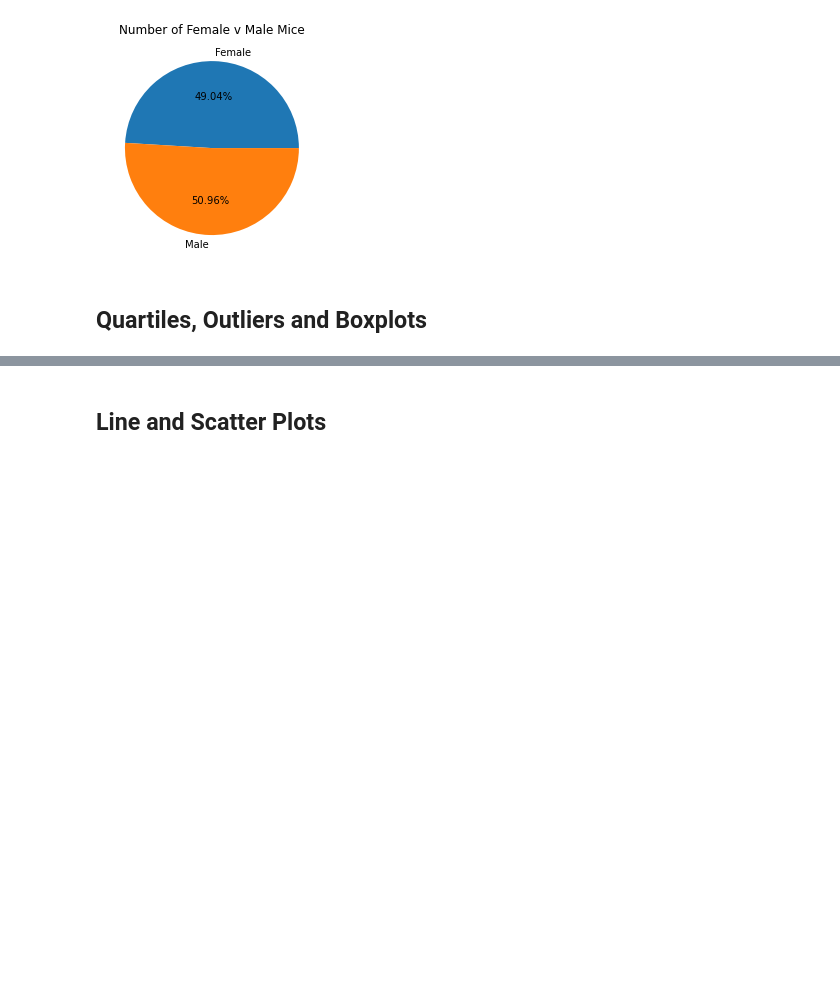
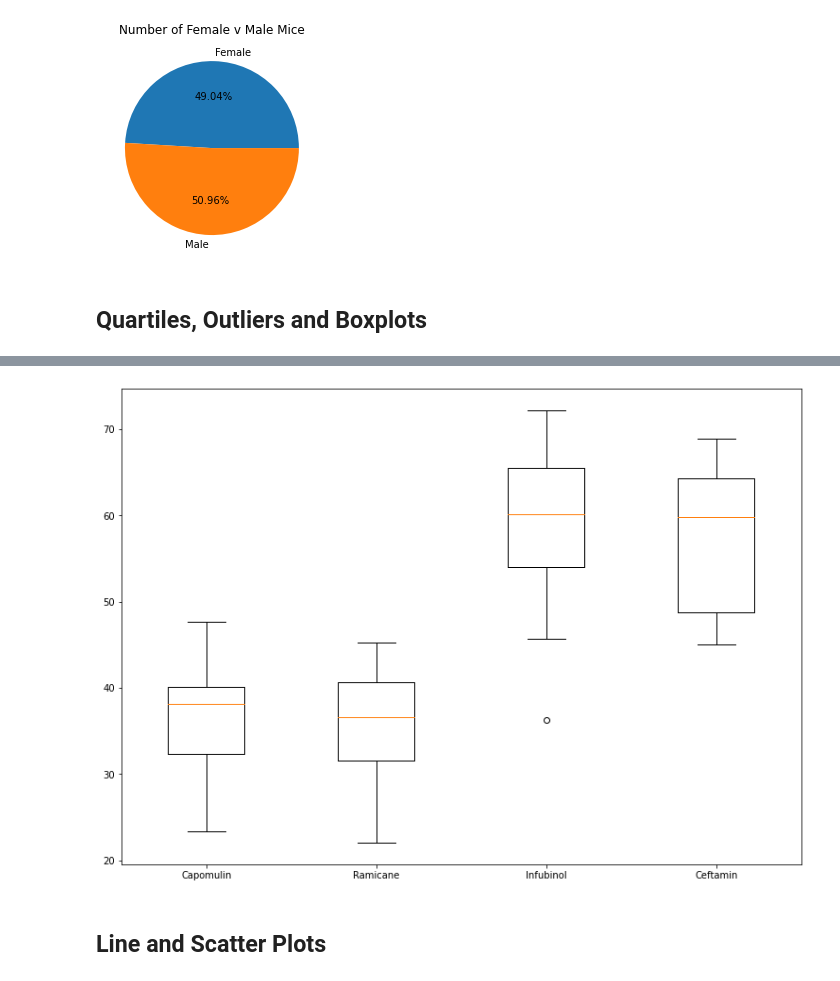
Before and after one commit to sdinespierce/matplot-challenge, a Jupyter notebook: Pymaceuticals/pymaceuticals_starter.ipynb, the cells around one changed output, grey strips where cells are left out. Cells and saved outputs as stored; diff of their text form; code cells hidden in the pictures; blank space fills up the shorter version.

```diff
--- a/Pymaceuticals/pymaceuticals_starter.ipynb
+++ b/Pymaceuticals/pymaceuticals_starter.ipynb
@@ -254,17 +246,23 @@ mouse_metadata
 # %%
 # Put treatments into a list for for loop (and later for plot labels)
-drugs = sorted(combined_df["Drug Regimen"].unique())
+four_drugs = ["Capomulin", "Ramicane", "Infubinol", "Ceftamin"]
 
 # Create empty list to fill with tumor vol data (for plotting)
 tumor_vol = []
 
 # Calculate the IQR and quantitatively determine if there are any potential outliers.
+quartiles = mouse_metadata["Final Tumor Size (mm3)"].quantile([.25,.5,.75])
+lowerq = quartiles[0.25]
+upperq = quartiles[0.75]
+iqr = upperq-lowerq
+lower_bound = lowerq - (1.5*iqr)
+upper_bound = upperq + (1.5*iqr)
 
+# Locate the rows which contain mice on each drug and get the tumor volumes
+box_plot_df = pd.DataFrame(mouse_metadata.loc[mouse_metadata["Drug Regimen"].isin(four_drugs)])
+box_plot_df
 
-    # Locate the rows which contain mice on each drug and get the tumor volumes
-
-
-    # add subset
-
-
-    # Determine outliers using upper and lower bounds
+# Determine outliers using upper and lower bounds
+#both empty - no outliers for ALL data
+high_outliers = mouse_metadata["Mouse ID"].loc[mouse_metadata["Final Tumor Size (mm3)"] > upper_bound]
+low_outliers = mouse_metadata["Mouse ID"].loc[mouse_metadata["Final Tumor Size (mm3)"] < lower_bound]
@@ -271,5 +283,23 @@ tumor_vol = []
 # %%
 # Generate a box plot of the final tumor volume of each mouse across four regimens of interest
+
+
+data = [mouse_metadata["Final Tumor Size (mm3)"].loc[mouse_metadata["Drug Regimen"] == drug] for drug in four_drugs]
+
+
+fig = plt.figure(figsize =(10, 7))
+
+# Creating axes instance
+ax = fig.add_axes([0, 0, 1, 1])
+
+ax.set_xticklabels(four_drugs)
+# Creating plot
+bp = ax.boxplot(data)
+
+# show plot
+plt.show()
+# %% [output]
+[figure, added]
 # %% [markdown]
 ## Line and Scatter Plots
 # %%
```
Also changed, not shown: parts of 5 cells of this notebook.
